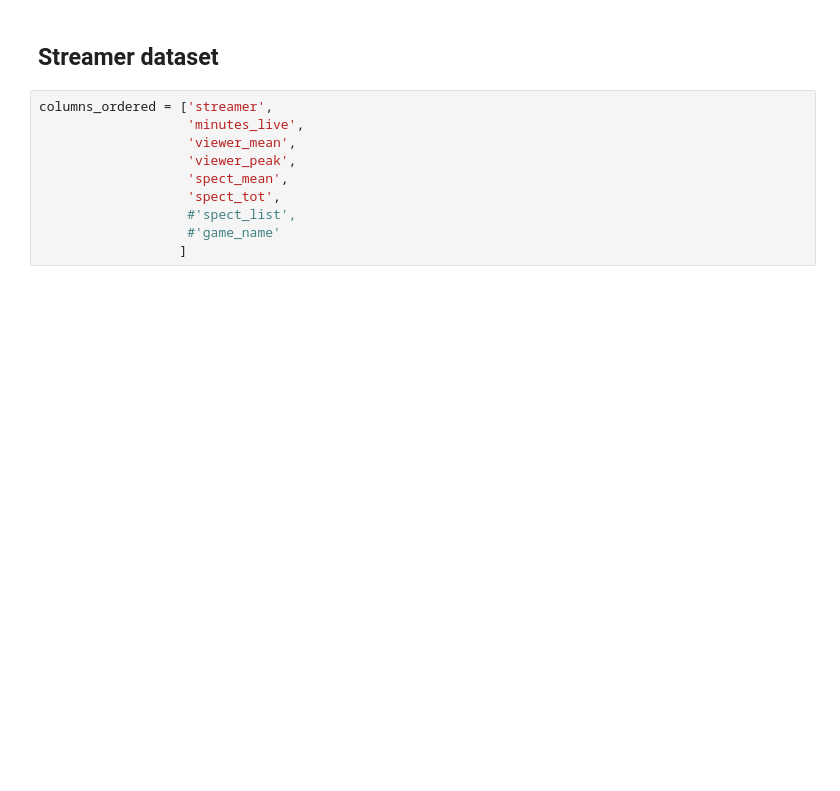
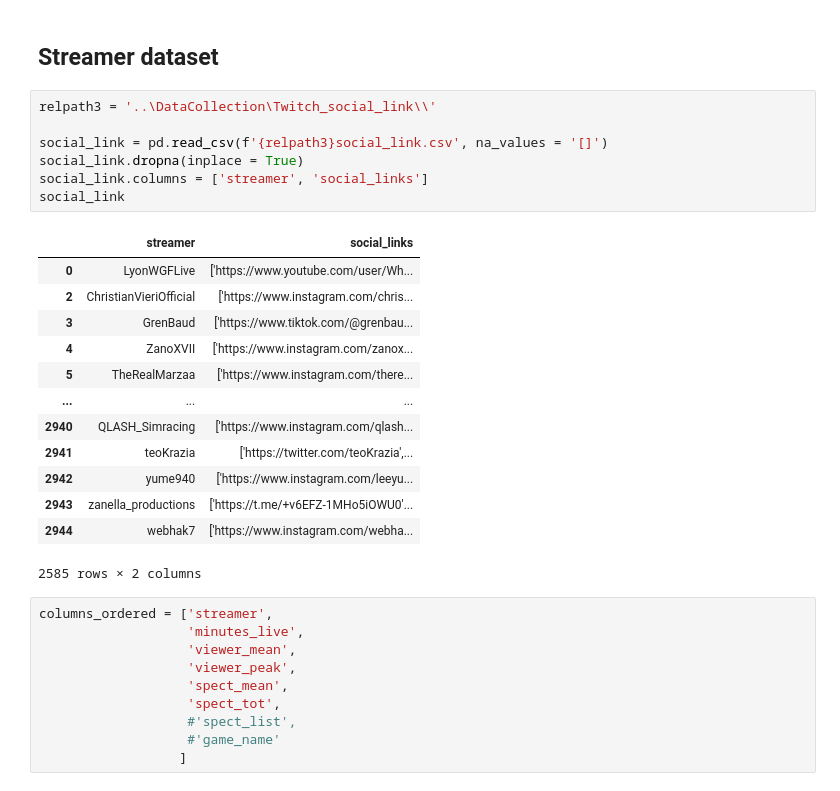
Before and after one commit to gianscuri/Italian_Twitch_Community_Graph_Database, a Jupyter notebook: DataProcessing/DataProcessing.ipynb, the cells around one changed output. Drawn from its saved outputs; the diff is of its cells as text; blank space fills up the shorter version.

```diff
--- a/DataProcessing/DataProcessing.ipynb
+++ b/DataProcessing/DataProcessing.ipynb
@@ -332,6 +336,27 @@ streamer_grouped_cut
 2977 rows × 8 columns
 # %% [markdown]
 ## Streamer dataset
+# %%
+relpath3 = '..\DataCollection\Twitch_social_link\\'
+
+social_link = pd.read_csv(f'{relpath3}social_link.csv', na_values = '[]')
+social_link.dropna(inplace = True)
+social_link.columns = ['streamer', 'social_links']
+social_link
+# %% [output]
+|  | streamer | social_links |
+| 0 | LyonWGFLive | ['https://www.youtube.com/user/Wh... |
+| 2 | ChristianVieriOfficial | ['https://www.instagram.com/chris... |
+| 3 | GrenBaud | ['https://www.tiktok.com/@grenbau... |
+| 4 | ZanoXVII | ['https://www.instagram.com/zanox... |
+| 5 | TheRealMarzaa | ['https://www.instagram.com/there... |
+| ... | ... | ... |
+| 2940 | QLASH_Simracing | ['https://www.instagram.com/qlash... |
+| 2941 | teoKrazia | ['https://twitter.com/teoKrazia',... |
+| 2942 | yume940 | ['https://www.instagram.com/leeyu... |
+| 2943 | zanella_productions | ['https://t.me/+v6EFZ-1MHo5iOWU0'... |
+| 2944 | webhak7 | ['https://www.instagram.com/webha... |
+2585 rows × 2 columns
 # %%
 columns_ordered = ['streamer',
                    'minutes_live',
```
Also changed, not shown: parts of 6 cells of this notebook, 7 other files.
